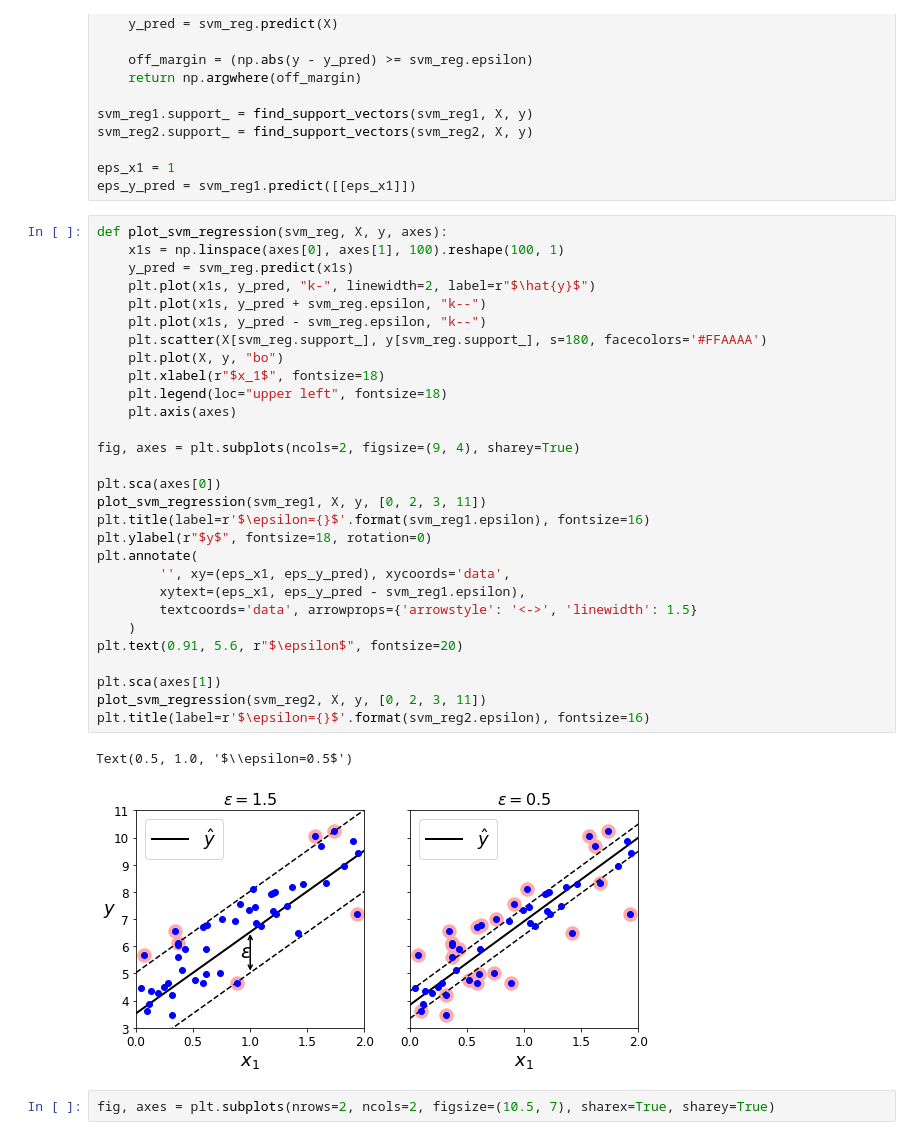
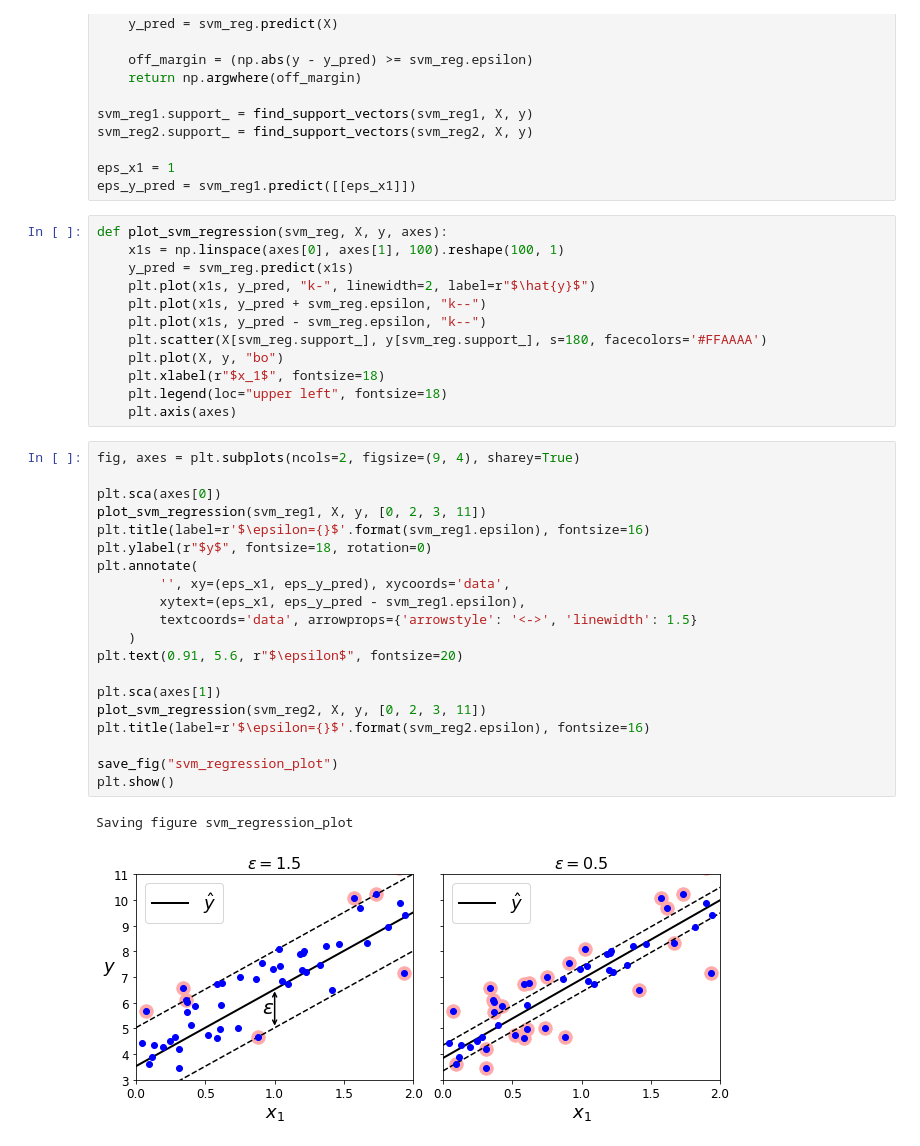
Before and after one commit to sankalptambe/svm, a Jupyter notebook: svm.ipynb, the cells around one changed output. Saved outputs shown, nothing was run; the diff lists cells and outputs as text.

```diff
--- a/svm.ipynb
+++ b/svm.ipynb
@@ -431,37 +431,38 @@ svm_reg2.support_ = find_support_vectors(svm_reg2, X, y)
 
 eps_x1 = 1
 eps_y_pred = svm_reg1.predict([[eps_x1]])
+# %%
+def plot_svm_regression(svm_reg, X, y, axes):
+    x1s = np.linspace(axes[0], axes[1], 100).reshape(100, 1)
+    y_pred = svm_reg.predict(x1s)
+    plt.plot(x1s, y_pred, "k-", linewidth=2, label=r"$\hat{y}$")
+    plt.plot(x1s, y_pred + svm_reg.epsilon, "k--")
+    plt.plot(x1s, y_pred - svm_reg.epsilon, "k--")
+    plt.scatter(X[svm_reg.support_], y[svm_reg.support_], s=180, facecolors='#FFAAAA')
+    plt.plot(X, y, "bo")
+    plt.xlabel(r"$x_1$", fontsize=18)
+    plt.legend(loc="upper left", fontsize=18)
+    plt.axis(axes)
 # %%
-def plot_svm_regression(svm_reg, X, y, axes):
-    x1s = np.linspace(axes[0], axes[1], 100).reshape(100, 1)
-    y_pred = svm_reg.predict(x1s)
-    plt.plot(x1s, y_pred, "k-", linewidth=2, label=r"$\hat{y}$")
-    plt.plot(x1s, y_pred + svm_reg.epsilon, "k--")
-    plt.plot(x1s, y_pred - svm_reg.epsilon, "k--")
-    plt.scatter(X[svm_reg.support_], y[svm_reg.support_], s=180, facecolors='#FFAAAA')
-    plt.plot(X, y, "bo")
-    plt.xlabel(r"$x_1$", fontsize=18)
-    plt.legend(loc="upper left", fontsize=18)
-    plt.axis(axes)
-
 fig, axes = plt.subplots(ncols=2, figsize=(9, 4), sharey=True)
 
 plt.sca(axes[0])
 plot_svm_regression(svm_reg1, X, y, [0, 2, 3, 11])
 plt.title(label=r'$\epsilon={}$'.format(svm_reg1.epsilon), fontsize=16)
 plt.ylabel(r"$y$", fontsize=18, rotation=0)
 plt.annotate(
         '', xy=(eps_x1, eps_y_pred), xycoords='data',
         xytext=(eps_x1, eps_y_pred - svm_reg1.epsilon),
         textcoords='data', arrowprops={'arrowstyle': '<->', 'linewidth': 1.5}
     )
 plt.text(0.91, 5.6, r"$\epsilon$", fontsize=20)
 
 plt.sca(axes[1])
 plot_svm_regression(svm_reg2, X, y, [0, 2, 3, 11])
 plt.title(label=r'$\epsilon={}$'.format(svm_reg2.epsilon), fontsize=16)
+
+save_fig("svm_regression_plot")
+plt.show()
 # %% [output]
-Text(0.5, 1.0, '$\\epsilon=0.5$')
+Saving figure svm_regression_plot
-[figure, old version]
+[figure, new version]
-# %%
-fig, axes = plt.subplots(nrows=2, ncols=2, figsize=(10.5, 7), sharex=True, sharey=True)
```
